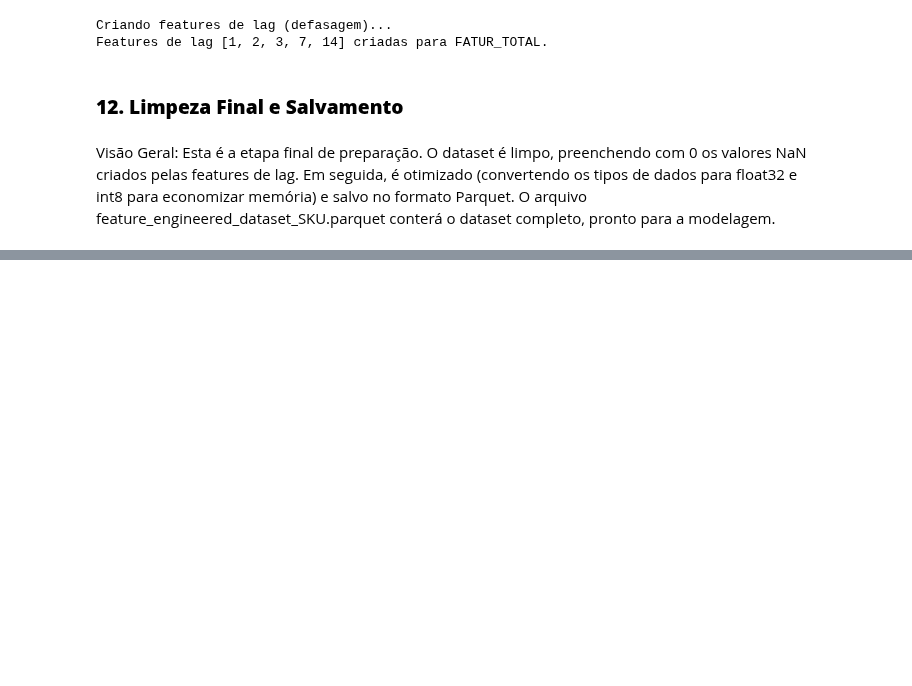
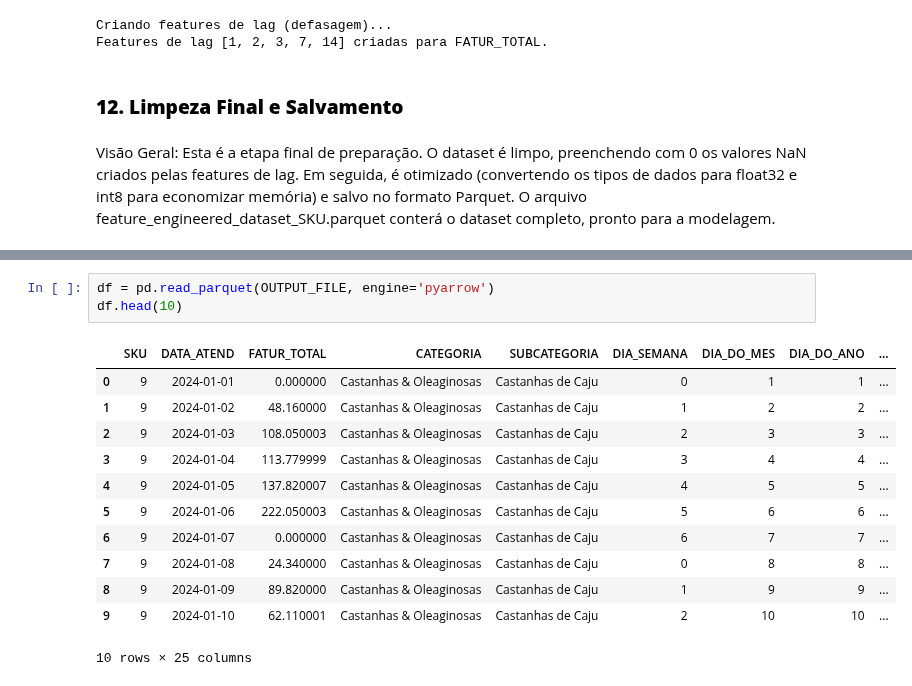
Before and after one commit to felipefsleal/Grupo6-ProjetoFinal, a Jupyter notebook: notebooks/02_feature_engineering.ipynb, the cells around one changed output, grey strips where cells are left out. Cells and saved outputs as stored; diff of their text form; blank space fills up the shorter version.

```diff
--- a/notebooks/02_feature_engineering.ipynb
+++ b/notebooks/02_feature_engineering.ipynb
@@ -379,0 +362,16 @@ df.head(100)
+# %%
+df = pd.read_parquet(OUTPUT_FILE, engine='pyarrow')
+df.head(10)
+# %% [output]
+|  | SKU | DATA_ATEND | FATUR_TOTAL | CATEGORIA | SUBCATEGORIA | DIA_SEMANA | DIA_DO_MES | DIA_DO_ANO | ... |
+| 0 | 9 | 2024-01-01 | 0.000000 | Castanhas & Oleaginosas | Castanhas de Caju | 0 | 1 | 1 | ... |
+| 1 | 9 | 2024-01-02 | 48.160000 | Castanhas & Oleaginosas | Castanhas de Caju | 1 | 2 | 2 | ... |
+| 2 | 9 | 2024-01-03 | 108.050003 | Castanhas & Oleaginosas | Castanhas de Caju | 2 | 3 | 3 | ... |
+| 3 | 9 | 2024-01-04 | 113.779999 | Castanhas & Oleaginosas | Castanhas de Caju | 3 | 4 | 4 | ... |
+| 4 | 9 | 2024-01-05 | 137.820007 | Castanhas & Oleaginosas | Castanhas de Caju | 4 | 5 | 5 | ... |
+| 5 | 9 | 2024-01-06 | 222.050003 | Castanhas & Oleaginosas | Castanhas de Caju | 5 | 6 | 6 | ... |
+| 6 | 9 | 2024-01-07 | 0.000000 | Castanhas & Oleaginosas | Castanhas de Caju | 6 | 7 | 7 | ... |
+| 7 | 9 | 2024-01-08 | 24.340000 | Castanhas & Oleaginosas | Castanhas de Caju | 0 | 8 | 8 | ... |
+| 8 | 9 | 2024-01-09 | 89.820000 | Castanhas & Oleaginosas | Castanhas de Caju | 1 | 9 | 9 | ... |
+| 9 | 9 | 2024-01-10 | 62.110001 | Castanhas & Oleaginosas | Castanhas de Caju | 2 | 10 | 10 | ... |
+10 rows × 25 columns
```
Also changed, not shown: parts of 6 cells of this notebook, 2 other files.
